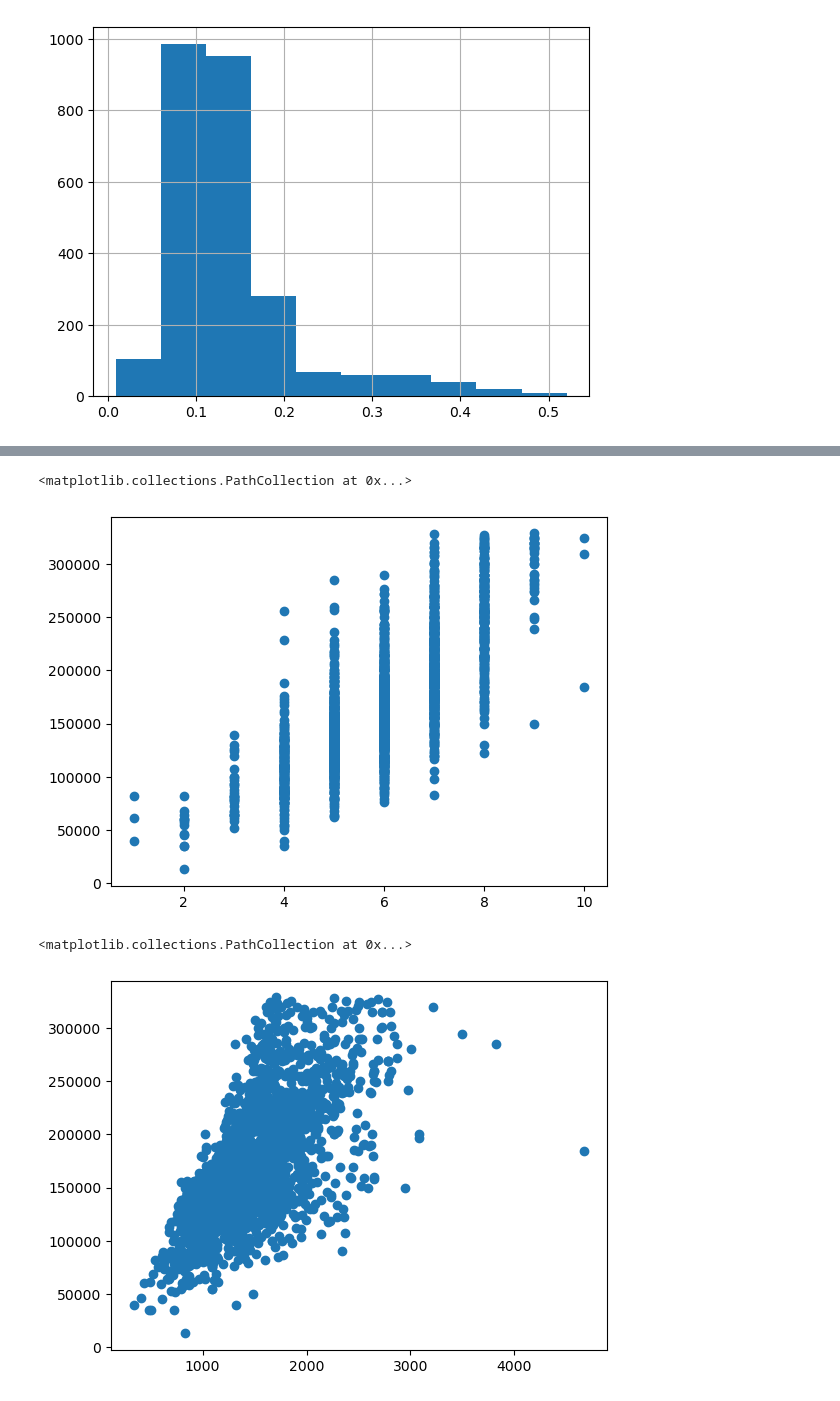
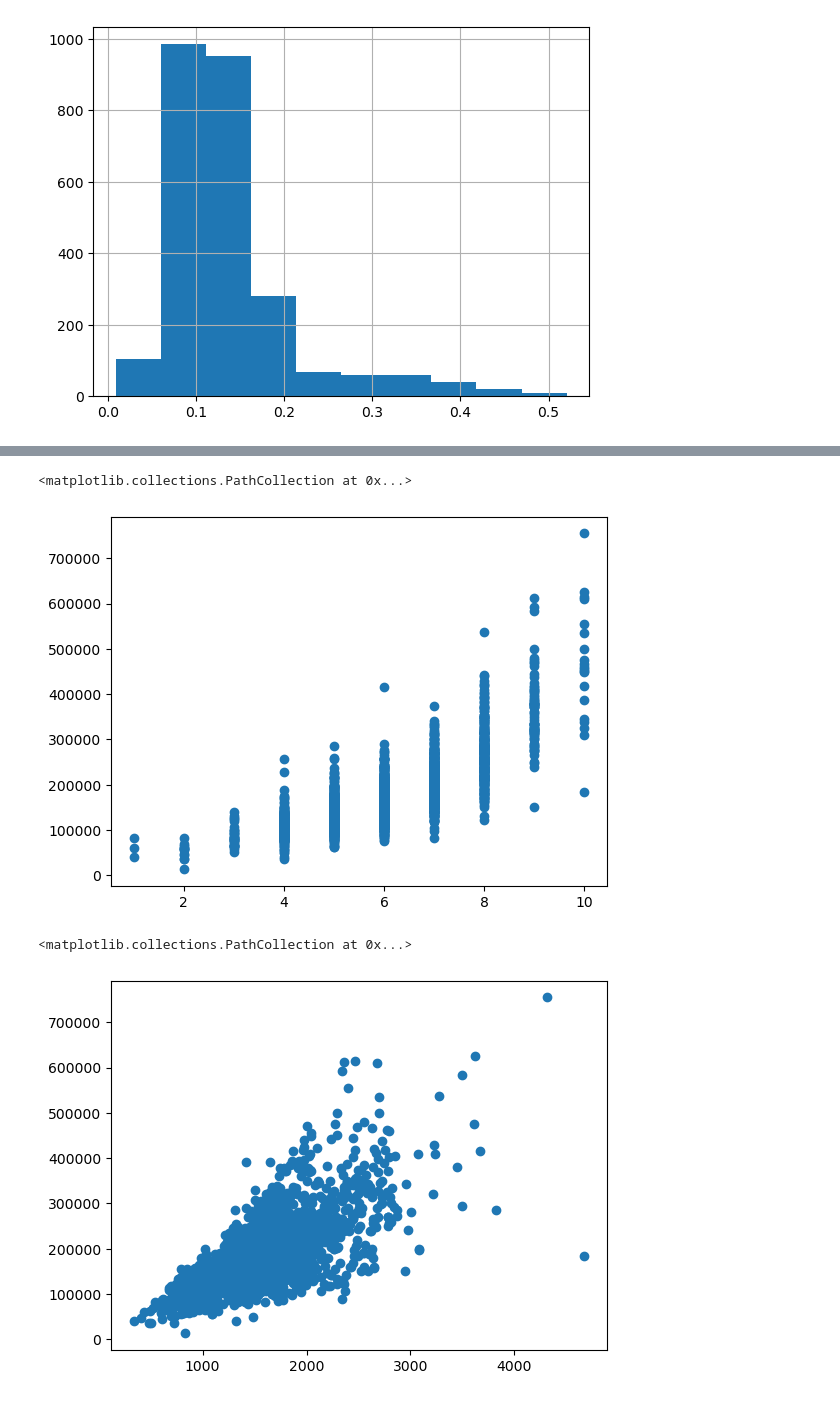
Before and after one commit to ersdanforth/ames_housing, a Jupyter notebook: feature_engineering.ipynb, the cells around one changed output, grey strips where cells are left out. Drawn from its saved outputs; the diff is of its cells as text; code cells hidden in the pictures.

```diff
--- a/feature_engineering.ipynb
+++ b/feature_engineering.ipynb
@@ -239,13 +148,13 @@ features.shape
 # %%
-plt.scatter(housing_trimmed['OverallQual'], housing_trimmed['SalePrice'])
+plt.scatter(housing['OverallQual'], housing['SalePrice'])
 # %% [output]
 <matplotlib.collections.PathCollection at 0x...>
-[figure, old version]
+[figure, new version]
 # %%
-plt.scatter(housing_trimmed['GrLivArea'], housing_trimmed['SalePrice'])
+plt.scatter(housing['GrLivArea'], housing['SalePrice'])
 # %% [output]
 <matplotlib.collections.PathCollection at 0x...>
-[figure, old version]
+[figure, new version]
 # %%
 features['LivArea_sq'] = features['GrLivArea']**2
 features['Log_LivArea'] = np.log(features['GrLivArea'])
```
Also changed, not shown: parts of 39 cells of this notebook, 4 other files.
